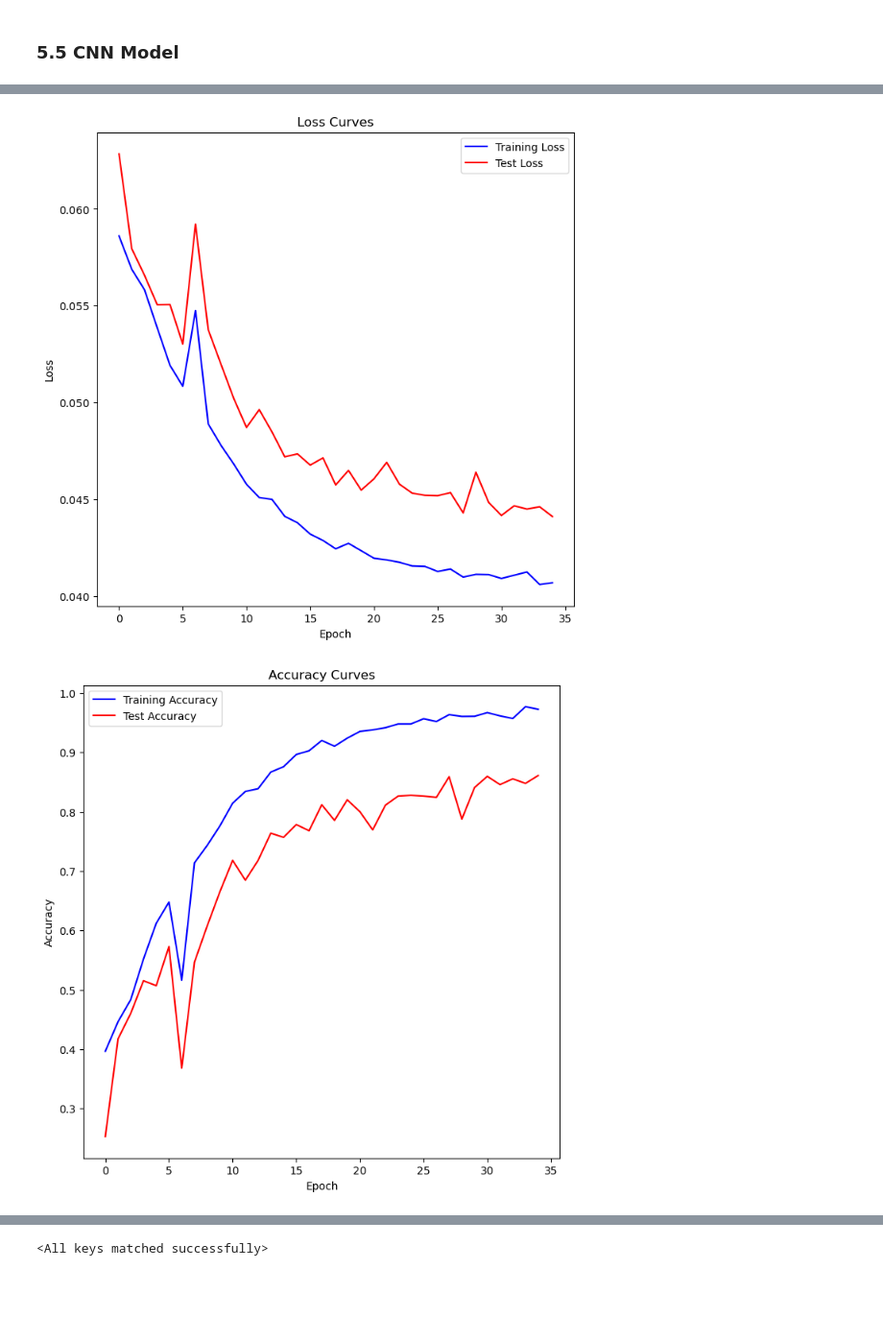
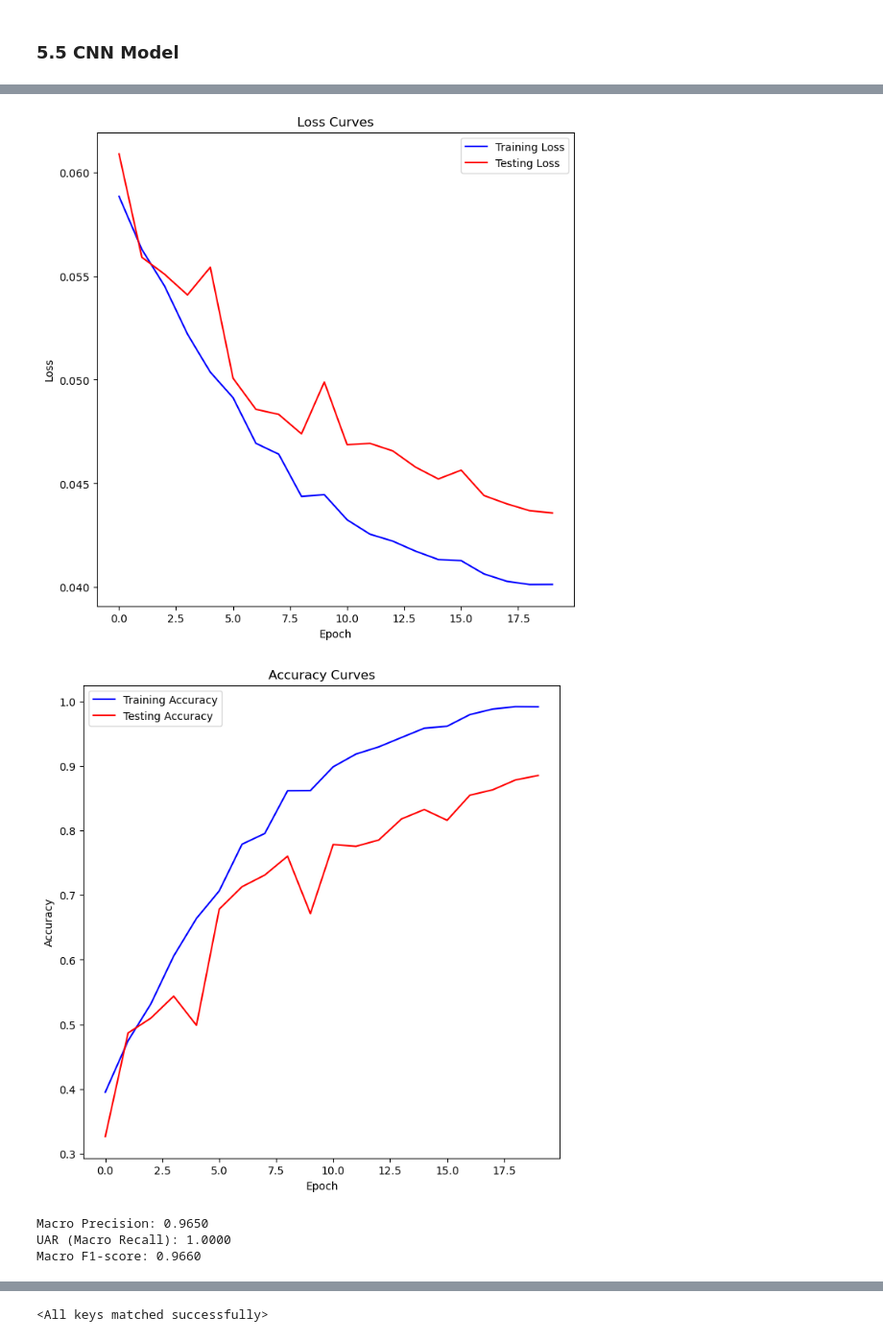
Before and after one commit to EmadBahreini/Audio-Emotion-Recognition, a Jupyter notebook: main.ipynb, the cells around one changed output, grey strips where cells are left out. Shown at 96% size. Cells and saved outputs as stored; diff of their text form; code cells hidden in the pictures; blank space fills up the shorter version.

```diff
--- a/main.ipynb
+++ b/main.ipynb
@@ -1212,0 +859,14 @@ model.state_dict()
+# %%
+# Train the model
+import importlib
+import models.CNN as CNNModel
+
+importlib.reload(CNNModel)
+
+input_length = 173  # Replace with the length of your input sequences
+num_classes = 8  # Number of classes in the dataset
+model = CNNModel.CNN(input_length=input_length, num_classes=num_classes).to(device)
+criterion = nn.CrossEntropyLoss()
+optimizer = torch.optim.Adamax(model.parameters(), lr=0.01)
+scheduler = torch.optim.lr_scheduler.ReduceLROnPlateau(optimizer, mode='max', factor=0.5, patience=10, verbose=True)
+train_losses,test_losses,train_acc,test_acc = CNNModel.train_model(model, train_loader, test_loader,criterion,optimizer, scheduler, device, num_epochs=200)
@@ -1239,28 +894,15 @@ test_acc
-# %%
-#Plot the loss and accuracy curves
-
-from sklearn.metrics import confusion_matrix
-
-
-plt.figure(figsize=(8, 8))
-plt.plot(train_losses, label="Training Loss", color='blue')
-plt.plot(test_losses, label="Test Loss", color='red')
-plt.xlabel("Epoch")
-plt.ylabel("Loss")
-plt.title("Loss Curves")
-plt.legend()
-plt.show()
-
-# plot accuracy
-
-plt.figure(figsize=(8, 8))
-plt.plot(train_acc, label="Training Accuracy", color='blue')
-plt.plot(test_acc, label="Test Accuracy", color='red')
-plt.xlabel("Epoch")
-plt.ylabel("Accuracy")
-plt.title("Accuracy Curves")
-plt.legend()
-plt.show()
-# %% [output]
-[figure, removed]
-[figure, removed]
+# %%
+importlib.reload(CNNModel)
+
+# #Plot the loss and accuracy curves
+CNNModel.plot_curves(train_losses,test_losses,train_acc,test_acc)
+
+# # model's Metrics
+
+CNNModel.get_all_metrics(model,test_loader,device)
+# %% [output]
+[figure, added]
+[figure, added]
+Macro Precision: 0.9650
+UAR (Macro Recall): 1.0000
+Macro F1-score: 0.9660
```
Also changed, not shown: parts of 29 cells of this notebook, 11 other files.
